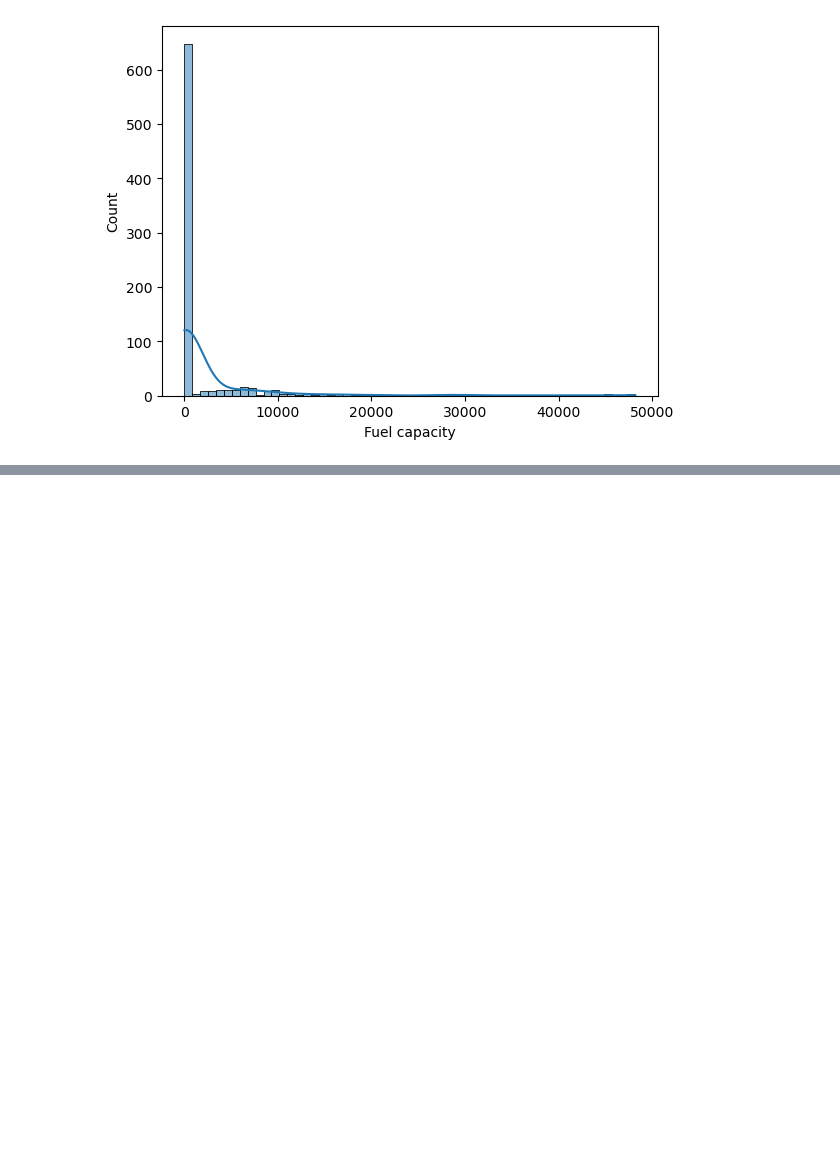
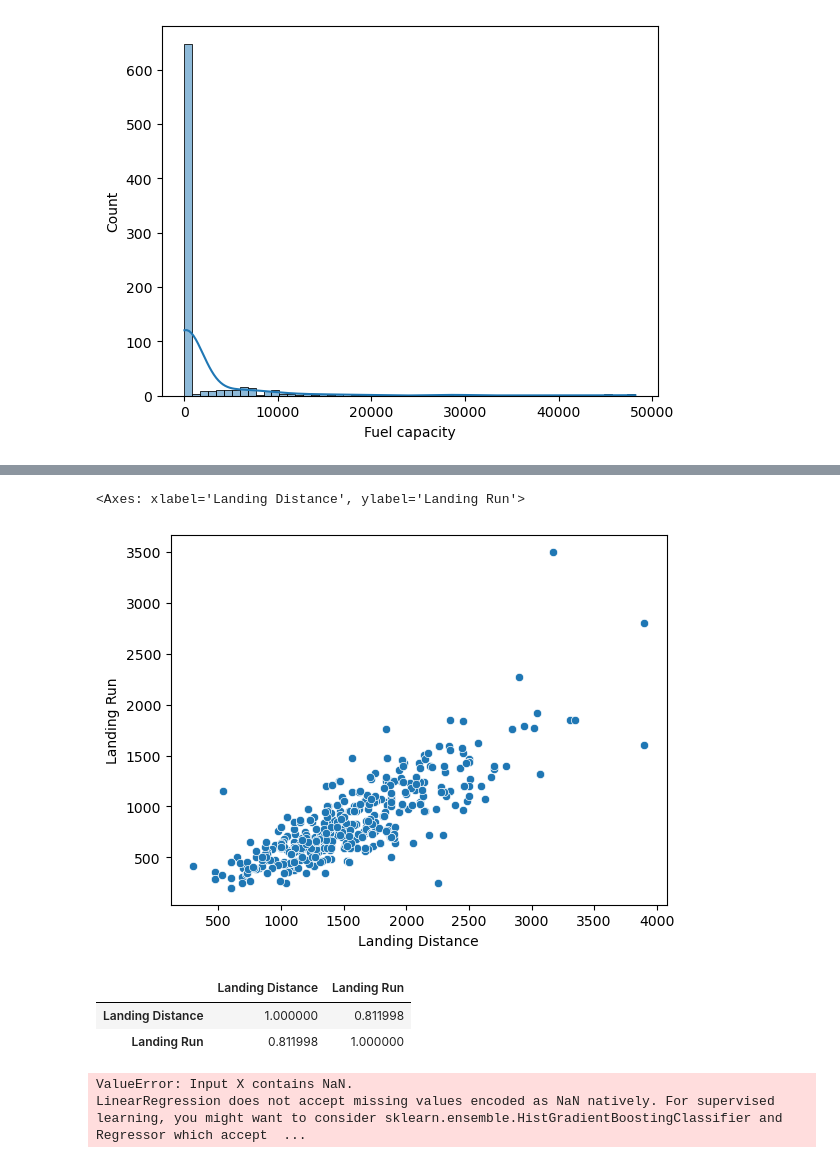
Before and after one commit to Malavikajaganathann/Python-Projects, a Jupyter notebook: Aircraft project.ipynb, the cells around one changed output, grey strips where cells are left out. Cells and saved outputs as stored; diff of their text form; code cells hidden in the pictures; blank space fills up the shorter version.

```diff
--- a/Aircraft project.ipynb
+++ b/Aircraft project.ipynb
@@ -298,0 +316,18 @@ sns.histplot(df["Climb rate"],kde=True)
+# %%
+from sklearn.linear_model import LinearRegression
+
+train = df[["Takeoff distance", "Takeoff Run"]].dropna()
+
+model = LinearRegression()
+
+model.fit(
+    train[["Takeoff distance"]],
+    train["Takeoff Run"]
+)
+
+missing = df["Takeoff Run"].isnull()
+
+df.loc[missing, "Takeoff Run"] = model.predict(
+    df.loc[missing, ["Takeoff distance"]]
+)
+df
@@ -298,0 +337,4 @@ sns.histplot(df["Climb rate"],kde=True)
+# %%
+df["Takeoff distance"] = df["Takeoff distance"].interpolate(method="linear")
+df["Takeoff Run"] = df["Takeoff Run"].interpolate(method="linear")
+df.isnull().sum()
@@ -298,0 +358,29 @@ sns.histplot(df["Climb rate"],kde=True)
+# %%
+sns.scatterplot(x="Landing Distance",y="Landing Run",data=df)
+# %% [output]
+<Axes: xlabel='Landing Distance', ylabel='Landing Run'>
+[figure, added]
+# %%
+df[["Landing Distance","Landing Run"]].corr()
+# %% [output]
+|  | Landing Distance | Landing Run |
+| Landing Distance | 1.000000 | 0.811998 |
+| Landing Run | 0.811998 | 1.000000 |
+# %%
+train = df[["Landing Distance", "Landing Run"]].dropna()
+
+model = LinearRegression()
+
+model.fit(
+    train[["Landing Distance"]],
+    train["Landing Run"]
+)
+
+missing = df["Landing Run"].isnull()
+
+df.loc[missing, "Landing Run"] = model.predict(
+    df.loc[missing, ["Landing Distance"]]
+)
+# %% [output]
+ValueError: Input X contains NaN.
+LinearRegression does not accept missing values encoded as NaN natively. For supervised learning, you might want to consider sklearn.ensemble.HistGradientBoostingClassifier and Regressor which accept  ...
```
Also changed, not shown: parts of 30 cells of this notebook.
